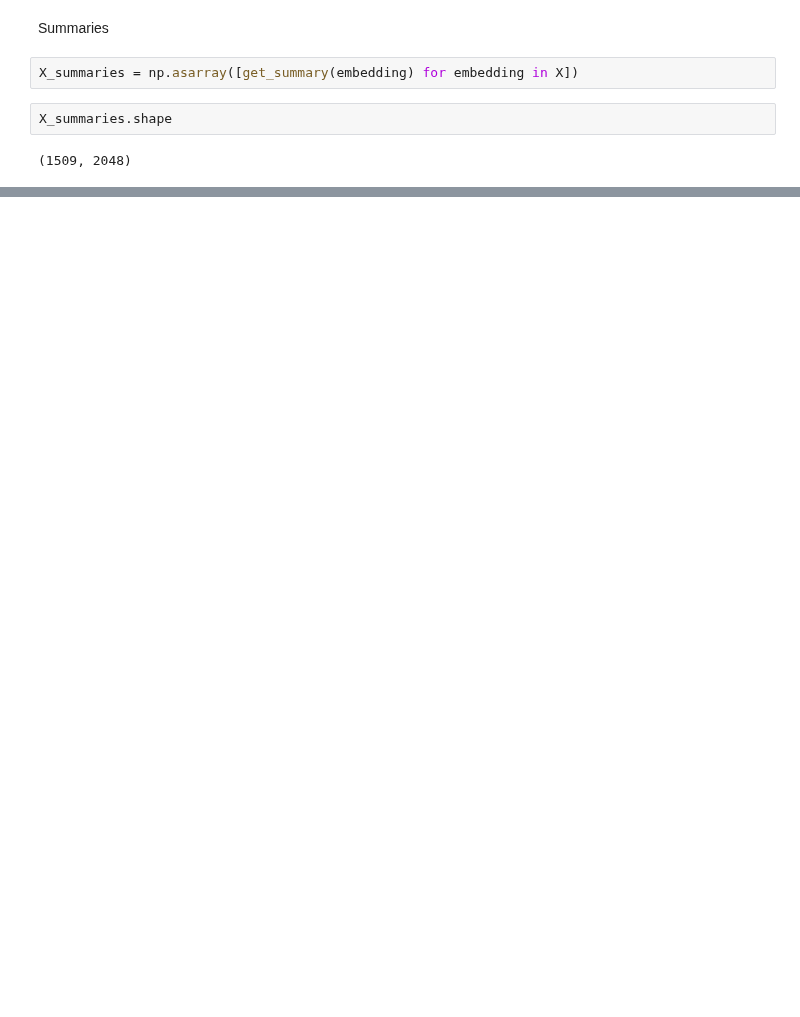
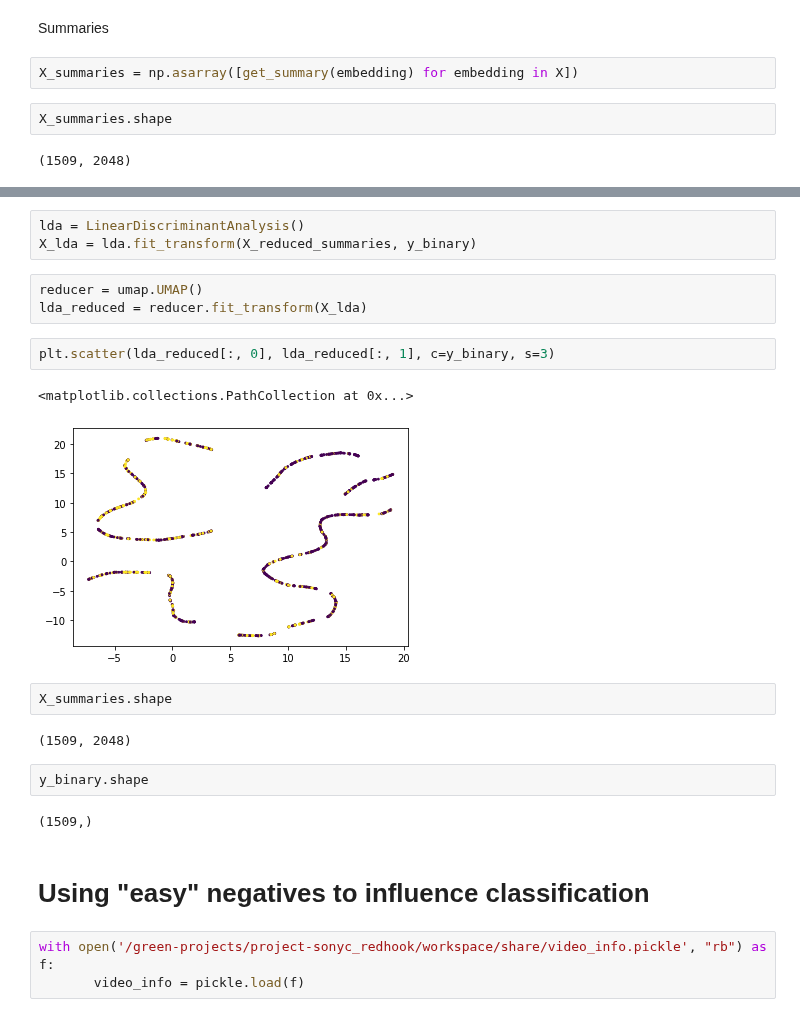
Before and after one commit to marin-hyatt/public-redhook-analysis, a Jupyter notebook: notebooks/Truck_Training.ipynb, the cells around one changed output, grey strips where cells are left out. Saved outputs shown, nothing was run; the diff lists cells and outputs as text; blank space fills up the shorter version.

Commit message:
Added easy negatives

```diff
--- a/notebooks/Truck_Training.ipynb
+++ b/notebooks/Truck_Training.ipynb
@@ -714,0 +721,24 @@ plt.scatter(summary_embedding[:, 0], summary_embedding[:, 1], c=y_binary, s = 1)
+# %%
+lda = LinearDiscriminantAnalysis()
+X_lda = lda.fit_transform(X_reduced_summaries, y_binary)
+# %%
+reducer = umap.UMAP()
+lda_reduced = reducer.fit_transform(X_lda)
+# %%
+plt.scatter(lda_reduced[:, 0], lda_reduced[:, 1], c=y_binary, s=3)
+# %% [output]
+<matplotlib.collections.PathCollection at 0x...>
+[figure, added]
+# %%
+X_summaries.shape
+# %% [output]
+(1509, 2048)
+# %%
+y_binary.shape
+# %% [output]
+(1509,)
+# %% [markdown]
+# Using "easy" negatives to influence classification
+# %%
+with open('/green-projects/project-sonyc_redhook/workspace/share/video_info.pickle', "rb") as f:
+       video_info = pickle.load(f)
```
Also changed, not shown: parts of 43 cells of this notebook.
